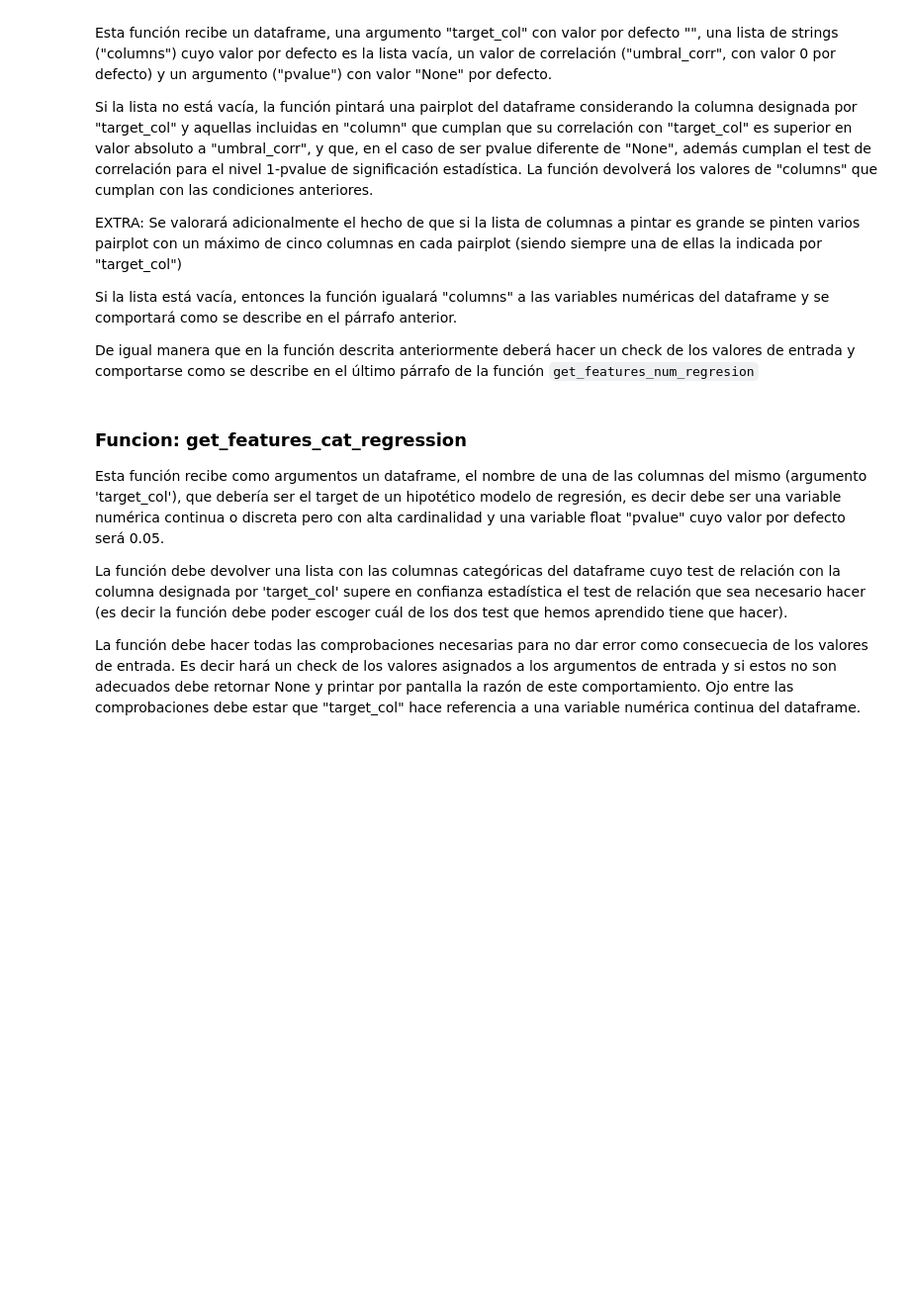
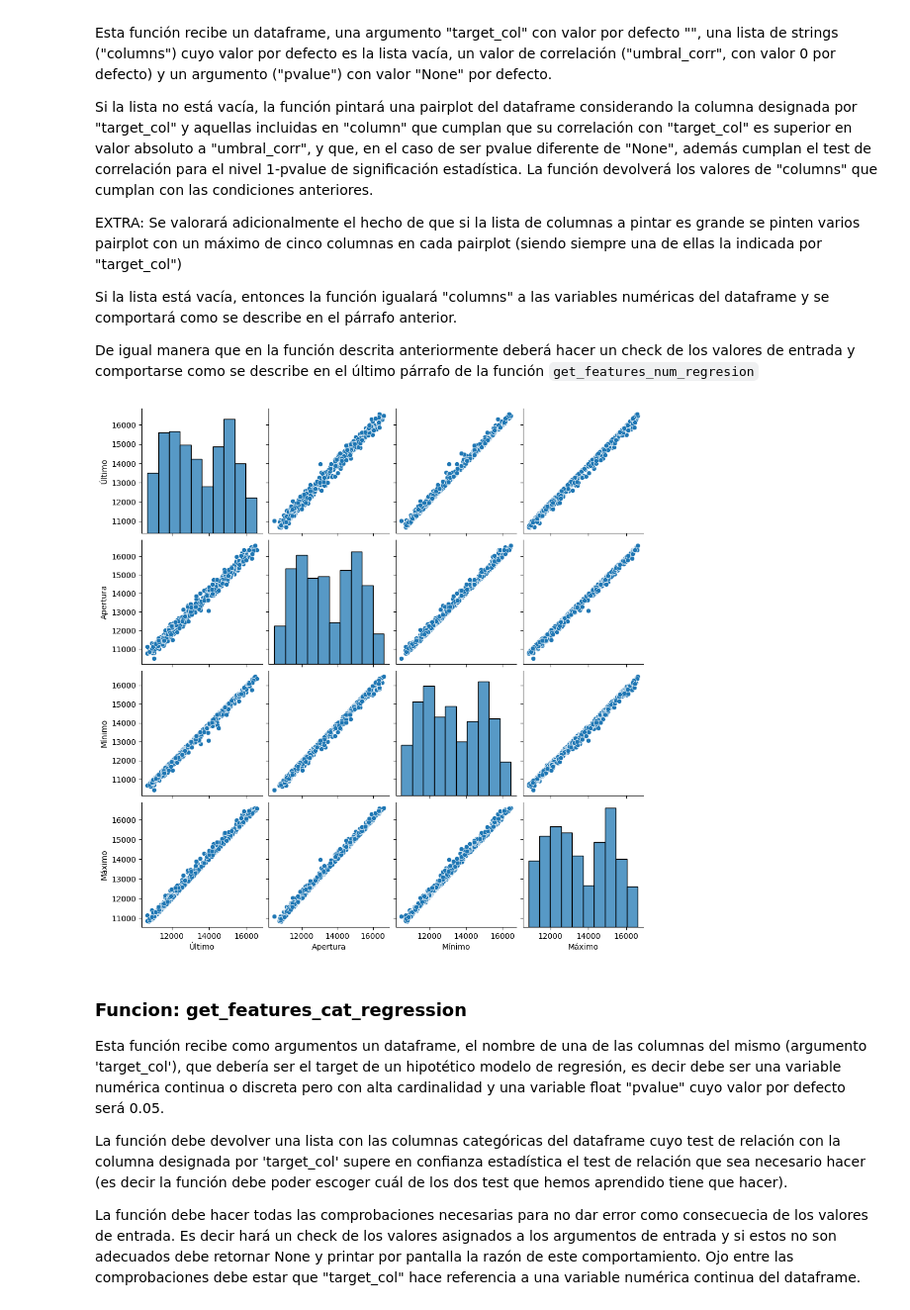
Before and after one commit to jorgegmayorgas/hundirlaflota, a Jupyter notebook: team_challenge/tercero/principal/toolbox.ipynb, the cells around one changed output. Shown at 99% size. Saved outputs shown, nothing was run; the diff lists cells and outputs as text; code cells hidden in the pictures; blank space fills up the shorter version.

```diff
--- a/team_challenge/tercero/principal/toolbox.ipynb
+++ b/team_challenge/tercero/principal/toolbox.ipynb
@@ -366,6 +358,10 @@ def plot_features_num_regression(df:pd.DataFrame,target_col="", columns=list("")
     sns.pairplot(df[selected_columns + [target_col]])
 
     return selected_columns
+# %%
+selected_cols = plot_features_num_regression(df, target_col='Máximo', umbral_corr=0.5, pvalue=0.05)
+# %% [output]
+[figure, added]
 # %% [markdown]
 ### Funcion: get_features_cat_regression
 
```
Also changed, not shown: parts of 7 cells of this notebook, 2 other files.
